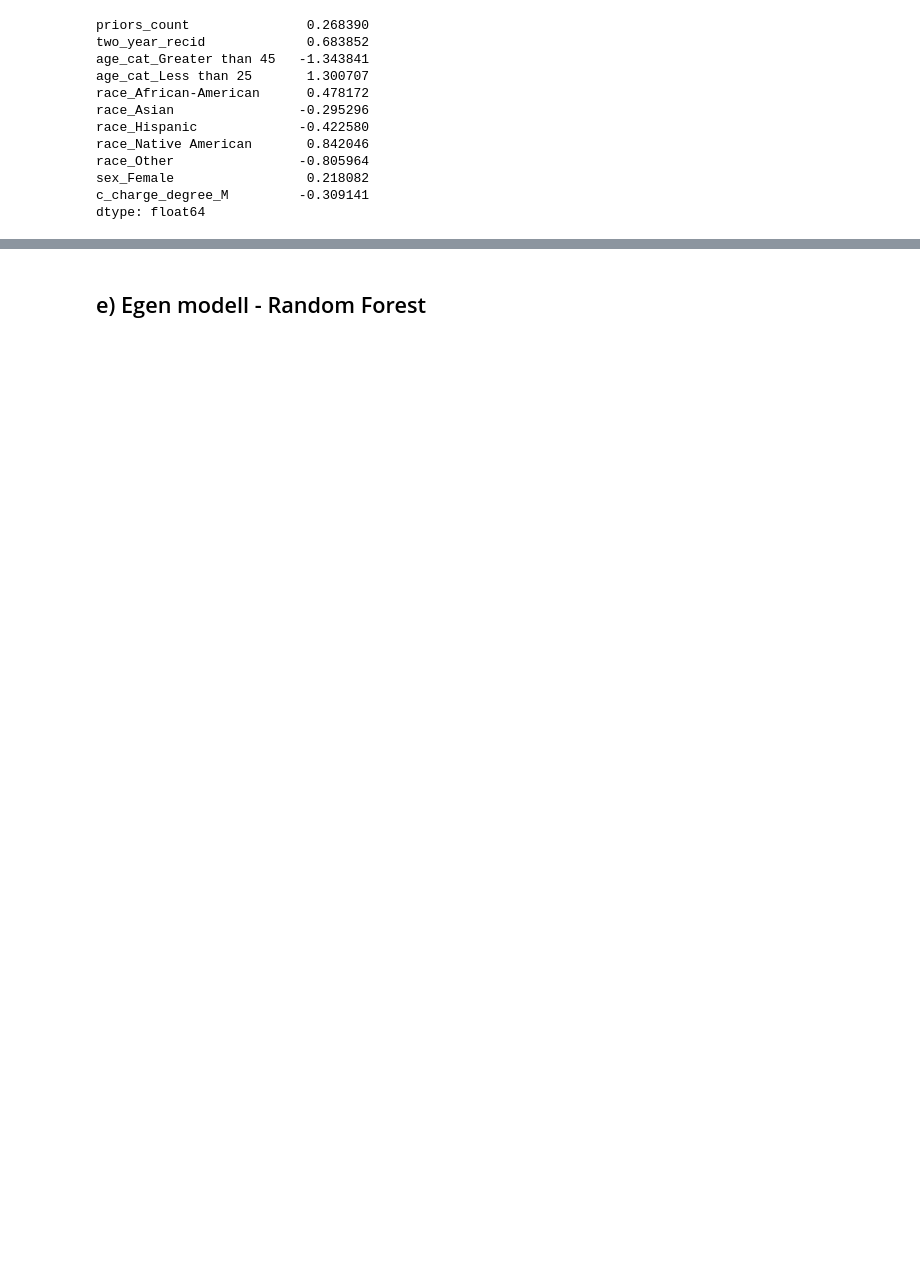
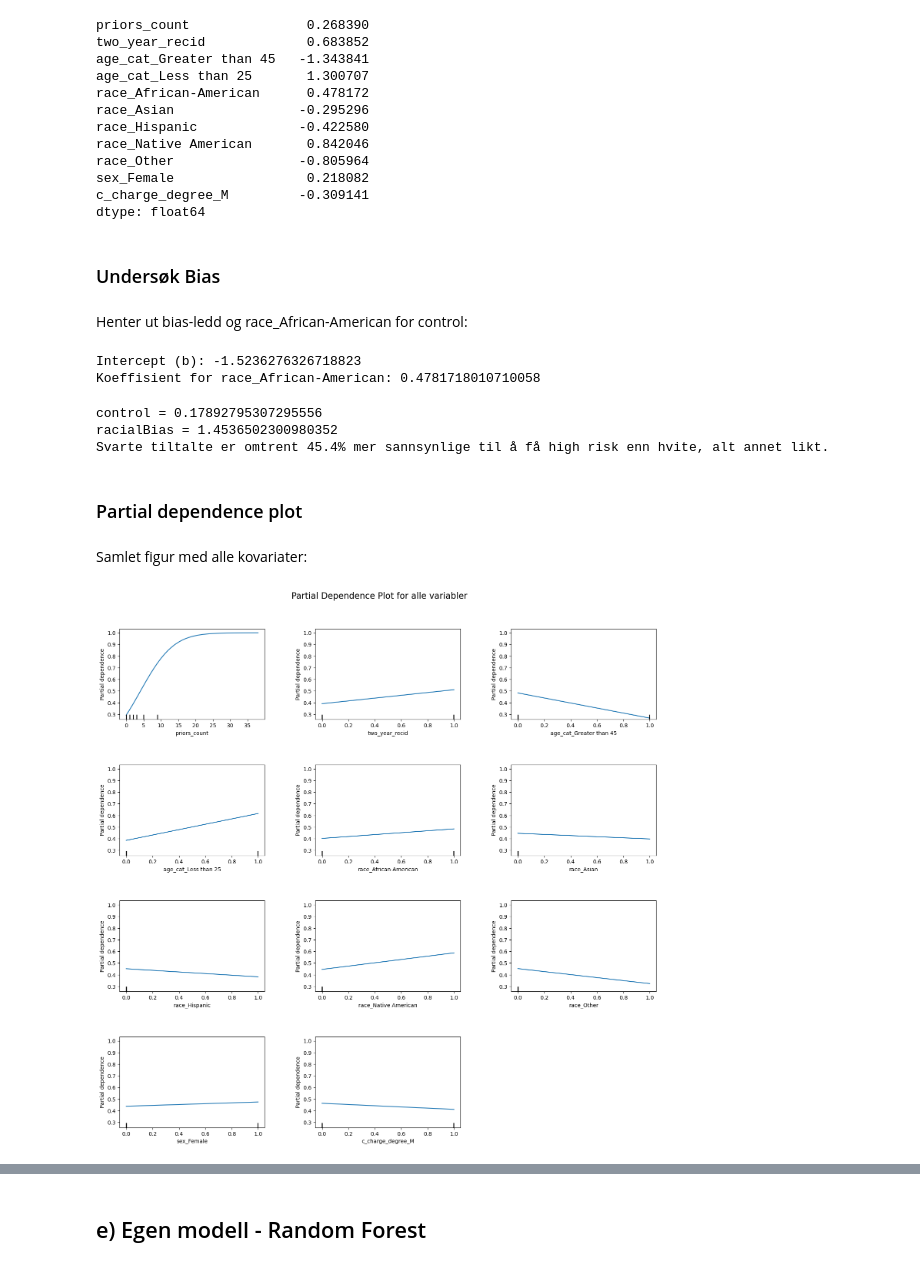
Before and after one commit to aadnerol/HON2200, a Jupyter notebook: prosjekt_COMPAS/notebooks/dataanalyse.ipynb, the cells around one changed output, grey strips where cells are left out. Cells and saved outputs as stored; diff of their text form; code cells hidden in the pictures; blank space fills up the shorter version.

```diff
--- a/prosjekt_COMPAS/notebooks/dataanalyse.ipynb
+++ b/prosjekt_COMPAS/notebooks/dataanalyse.ipynb
@@ -391,3 +408,58 @@ race_Other                -0.805964
 sex_Female                 0.218082
 c_charge_degree_M         -0.309141
 dtype: float64
+# %% [markdown]
+### Undersøk Bias
+# %% [markdown]
+Henter ut bias-ledd og race_African-American for control:
+# %%
+b = model.intercept_[0]
+race_coef = coefs["race_African-American"]
+
+print("Intercept (b):", b)
+print("Koeffisient for race_African-American:", race_coef)
+# %% [output]
+Intercept (b): -1.5236276326718823
+Koeffisient for race_African-American: 0.4781718010710058
+# %%
+def sigmoid(x):
+    return 1 / (1 + np.exp(-x))
+
+control = sigmoid(b)
+print("control =", control)
+racialBias = np.exp(race_coef) / (1 - control + control * np.exp(race_coef))
+print("racialBias =", racialBias)
+
+print(f"Svarte tiltalte er omtrent {100 * (racialBias - 1):.1f}% mer sannsynlige til å få high risk enn hvite, alt annet likt.")
+# %% [output]
+control = 0.17892795307295556
+racialBias = 1.4536502300980352
+Svarte tiltalte er omtrent 45.4% mer sannsynlige til å få high risk enn hvite, alt annet likt.
+# %% [markdown]
+### Partial dependence plot
+# %% [markdown]
+Samlet figur med alle kovariater:
+# %%
+n_features = len(X.columns)
+ncols = 3
+nrows = int(np.ceil(n_features / ncols))
+
+fig, ax = plt.subplots(nrows=nrows, ncols=ncols, figsize=(18, 4 * nrows))
+ax = np.array(ax).reshape(-1)
+
+PartialDependenceDisplay.from_estimator(
+    model,
+    X,
+    features=X.columns.tolist(),
+    ax=ax[:n_features],
+    grid_resolution=50
+)
+
+for extra_ax in ax[n_features:]:
+    extra_ax.remove()
+
+fig.suptitle("Partial Dependence Plot for alle variabler", fontsize=16)
+plt.subplots_adjust(top=0.92, hspace=0.5, wspace=0.35)
+plt.savefig("../figurer/partial_dependence_display_alle_logreg.pdf", format="pdf")
+# %% [output]
+[figure, added]
```
Also changed, not shown: parts of 26 cells of this notebook, 4 other files.
